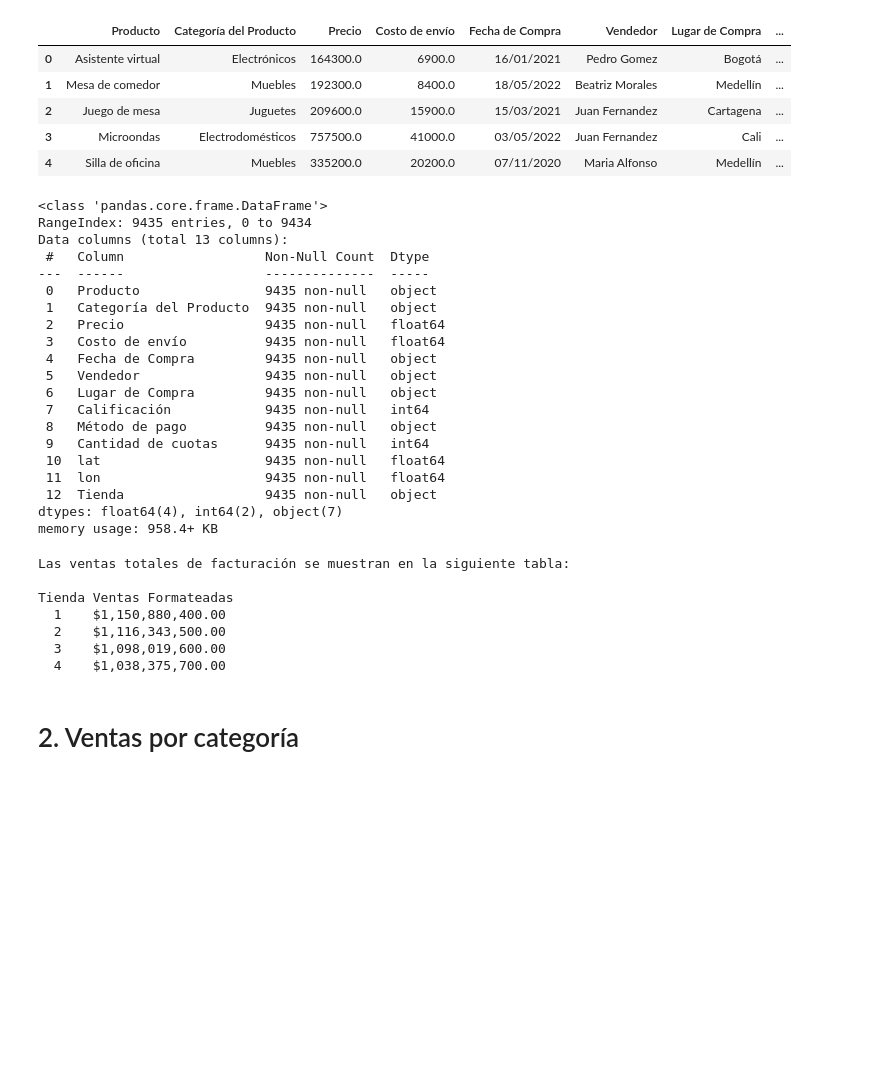
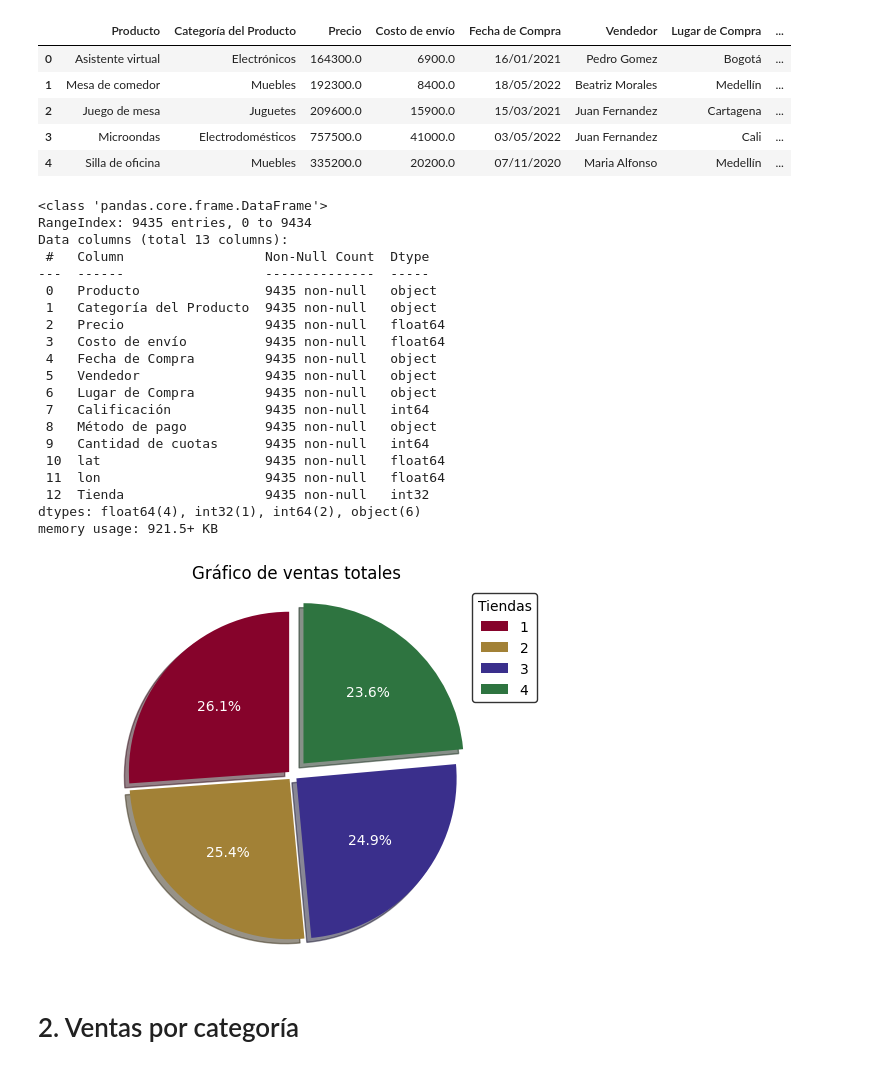
Before and after one commit to Daimond92/analisis-tienda-data-science, a Jupyter notebook: ChallengeAlura.ipynb, the cells around one changed output. Drawn from its saved outputs; the diff is of its cells as text; code cells hidden in the pictures; blank space fills up the shorter version.

Commit message:
Crear funciones para gráficos de barras, torta y dispersión

```diff
--- a/ChallengeAlura.ipynb
+++ b/ChallengeAlura.ipynb
@@ -35,10 +39,10 @@ from pyspark.sql.functions import *
 spark = SparkSession.builder.appName("UnirDesdePandas").getOrCreate()
 
 #Crear la columna de Tienda
-tienda_spark = spark.createDataFrame(tienda).withColumn("Tienda", lit("1"))
-tienda2_spark = spark.createDataFrame(tienda2).withColumn("Tienda", lit("2"))
-tienda3_spark = spark.createDataFrame(tienda3).withColumn("Tienda", lit("3"))
-tienda4_spark = spark.createDataFrame(tienda4).withColumn("Tienda", lit("4"))
+tienda_spark = spark.createDataFrame(tienda).withColumn("Tienda", lit(1))
+tienda2_spark = spark.createDataFrame(tienda2).withColumn("Tienda", lit(2))
+tienda3_spark = spark.createDataFrame(tienda3).withColumn("Tienda", lit(3))
+tienda4_spark = spark.createDataFrame(tienda4).withColumn("Tienda", lit(4))
 
 #Unir los dataframe
 df_unido_spark = tienda_spark.unionByName(tienda2_spark, allowMissingColumns=True)
@@ -76,33 +80,59 @@ Data columns (total 13 columns):
  9   Cantidad de cuotas      9435 non-null   int64
  10  lat                     9435 non-null   float64
  11  lon                     9435 non-null   float64
- 12  Tienda                  9435 non-null   object
-dtypes: float64(4), int64(2), object(7)
-memory usage: 958.4+ KB
+ 12  Tienda                  9435 non-null   int32
+dtypes: float64(4), int32(1), int64(2), object(6)
+memory usage: 921.5+ KB
 # %%
 def analisis_facturacion(df):
     try:
-      # 1. Sumar la cantidad de productos vendidos por Tienda
-      ventas_por_tienda = df.groupby('Tienda')['Precio'].sum().reset_index(name='Ventas Totales')
+        # 1. Sumar la cantidad de productos vendidos por Tienda
+        ventas_por_tienda = df.groupby('Tienda')['Precio'].sum().reset_index(name='Ventas Totales')
 
-      # 2. Formatear el valor de venta total de cada tienda
-      ventas_por_tienda['Ventas Formateadas'] = ventas_por_tienda['Ventas Totales'].map('${:,.2f}'.format)
+        # **Nuevo paso: Convertir la columna 'Ventas Totales' a un tipo numérico**
+        # Aseguramos que la columna 'Ventas Totales' sea numérica (float en este caso)
+        ventas_por_tienda['Ventas Totales'] = pd.to_numeric(ventas_por_tienda['Ventas Totales'])
 
-      print(f'Las ventas totales de facturación se muestran en la siguiente tabla: \n')
-      print(ventas_por_tienda[['Tienda', 'Ventas Formateadas']].to_string(index=False, justify='center'))
+        # 3. Crear un nuevo DataFrame con la columna formateada y el nombre deseado para el retorno
+        ventas_para_grafico = ventas_por_tienda[['Tienda', 'Ventas Totales']]
+
+        return ventas_para_grafico
 
     except Exception as e:
         print(f"Ocurrió un error durante el análisis de facturación: {e}")
+        return None
 
-analisis_facturacion(df_pandas)
+res_analisis_fact = analisis_facturacion(df_pandas)
-# %% [output]
-Las ventas totales de facturación se muestran en la siguiente tabla:
-
-Tienda Ventas Formateadas
-  1    $1,150,880,400.00
-  2    $1,116,343,500.00
-  3    $1,098,019,600.00
-  4    $1,038,375,700.00
+# %%
+def grafico_torta(df,categoria:str, valor:str, titulo:str, titulo_leyenda:str):
+  try:
+    #Obtener los datos para el gráfico
+    etiquetas = res_analisis_fact[categoria]
+    valores = res_analisis_fact[valor]
+
+    #Crear el gráfico de torta
+    sepracion = (0.03, 0.03, 0.03, 0.1)
+    colores = ['#86032b', '#a28136', '#3a2f8c', '#2e7440']
+    plt.pie(valores, labels=etiquetas, autopct='%1.1f%%', startangle=90, textprops={'color': 'white'}, explode=sepracion, colors=colores, shadow=True)
+
+    #Crear leyenda
+    plt.legend(title=titulo_leyenda, loc='best', bbox_to_anchor=(1, 1), edgecolor='black')
+
+    #Asegurar que el círculo se dibuje como un círculo
+    plt.axis('equal')
+
+    #Añadir un título (opcional)
+    plt.title(titulo)
+
+    #Mostrar el gráfico
+    plt.show()
+
+  except Exception as e:
+        print(f"Ocurrió un error al generar el gráfico: {e}")
+# %%
+grafico_torta(res_analisis_fact,'Tienda', 'Ventas Totales', 'Gráfico de ventas totales', 'Tiendas')
+# %% [output]
+[figure, added]
 # %% [markdown]
 # 2. Ventas por categoría
 # %%
```
Also changed, not shown: parts of 5 cells of this notebook.
